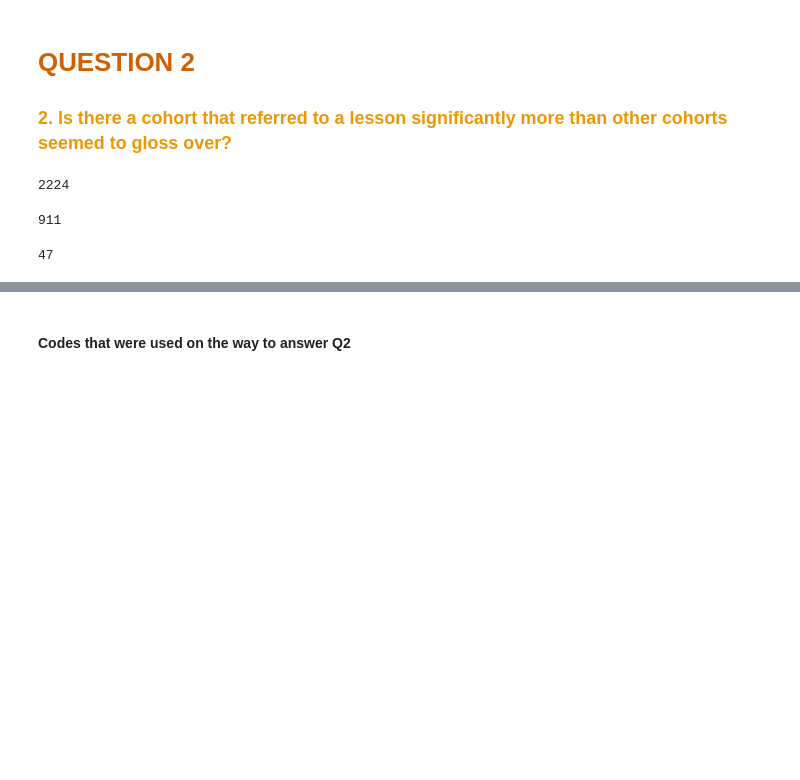
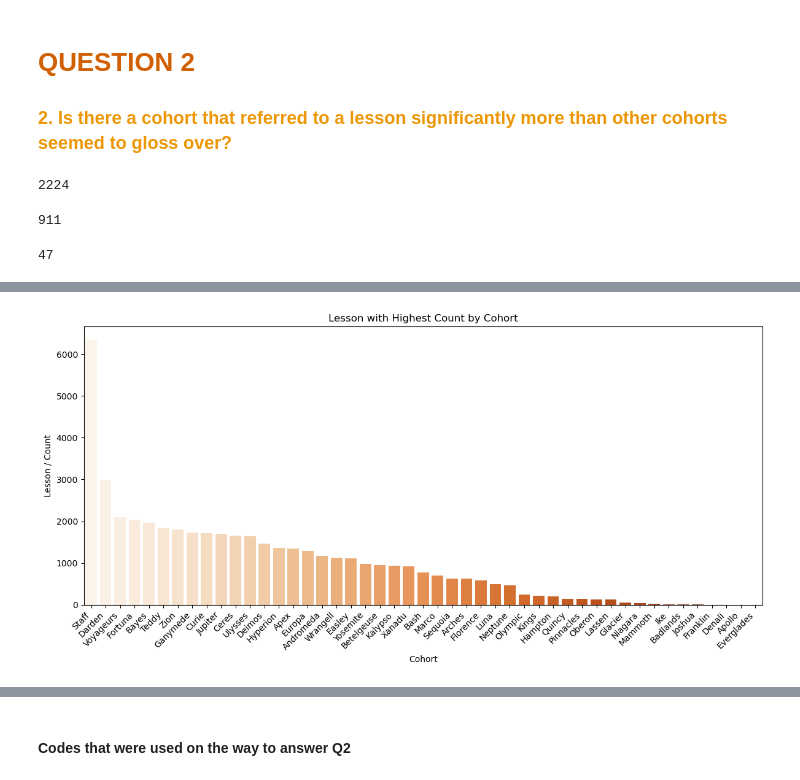
Before and after one commit to Curriculum-Assurance-Team/Curriculum_Engagement_and_Usage_Analysis, a Jupyter notebook: annie_explore.ipynb, the cells around one changed output, grey strips where cells are left out. Cells and saved outputs as stored; diff of their text form; code cells hidden in the pictures; blank space fills up the shorter version.

```diff
--- a/annie_explore.ipynb
+++ b/annie_explore.ipynb
@@ -189 +208,27 @@ question2_2(logs_df)
+# %%
+import seaborn as sns
+import matplotlib.pyplot as plt
+
+def question2_graph(logs_df):
+    '''This function groups data by cohort and lesson to determine the lesson with the highest and lowest counts by cohort'''
+    # Group data by cohort and lesson, then calculate the size (count of occurrences)
+    cohort2 = logs_df.groupby(['cohort', 'lesson']).size()
+    # Reset the index and rename the count column
+    cohort2 = cohort2.reset_index(name='count')
+    # Filter the DataFrame to show only the rows where lesson is '/' and  count in descending order
+    cohort2 = cohort2.loc[cohort2['lesson'] == '/'].sort_values(by='count', ascending=False)
+    # Plotting
+    plt.figure(figsize=(12, 6))
+    sns.barplot(data=cohort2, x='cohort', y='count', palette='Oranges')
+    plt.xlabel('Cohort')
+    plt.ylabel('Lesson / Count')
+    plt.title('Lesson with Highest Count by Cohort')
+    plt.xticks(rotation=45, ha='right')
+    plt.tight_layout()
+    plt.show()
+# %%
+# Call the function with your logs_df bDataFrame
+question2_graph(logs_df)
+# %% [output]
+[figure, added]
 # %% [markdown]
```
Also changed, not shown: parts of 42 cells of this notebook.
